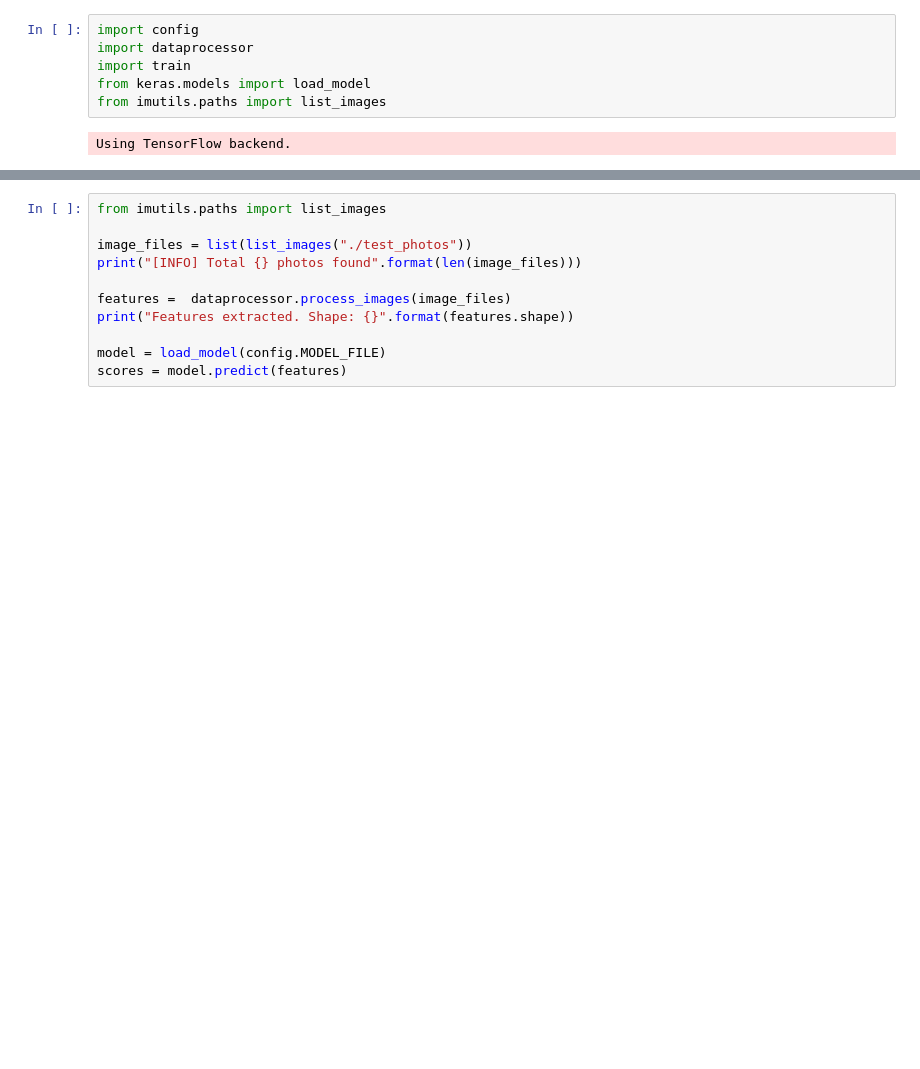
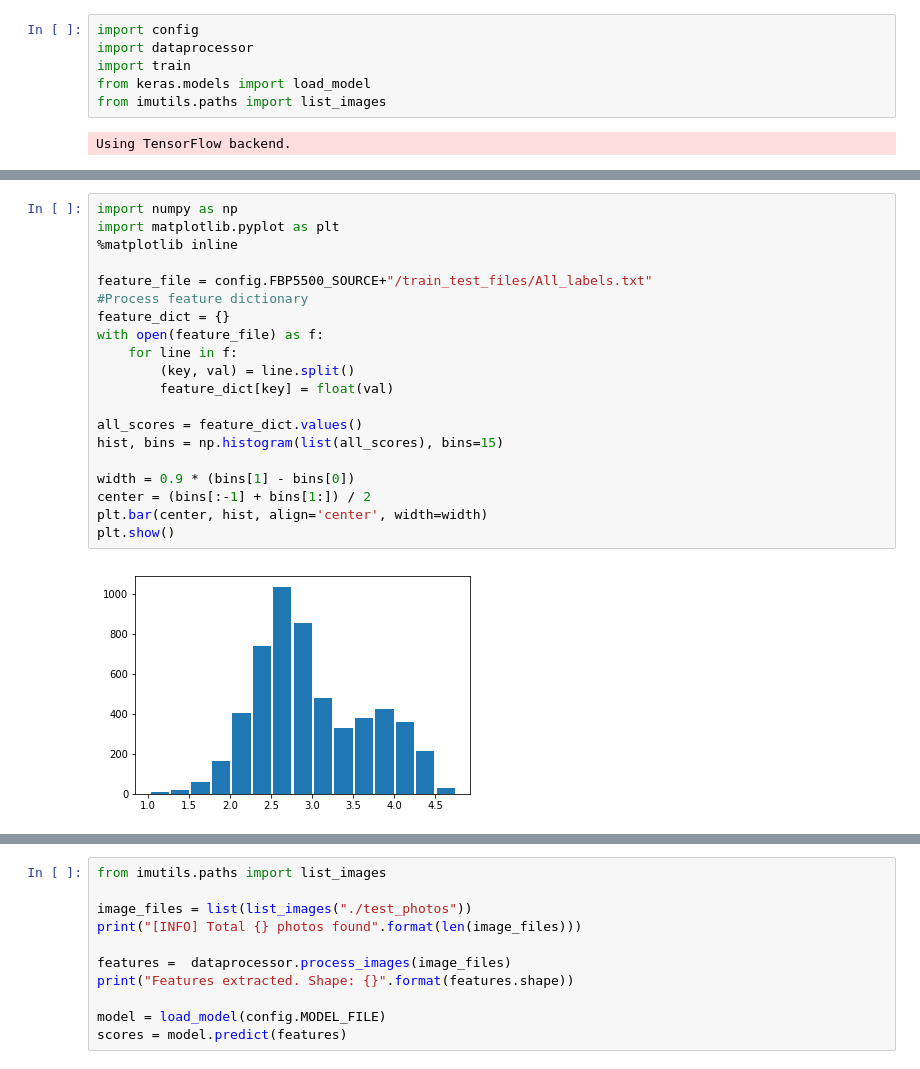
Before and after one commit to rkamran/MLE, a Jupyter notebook: smily_face/FaceTest.ipynb, the cells around one changed output, grey strips where cells are left out. Cells and saved outputs as stored; diff of their text form; blank space fills up the shorter version.

```diff
--- a/smily_face/FaceTest.ipynb
+++ b/smily_face/FaceTest.ipynb
@@ -8,0 +30,22 @@ Using TensorFlow backend.
+# %%
+import numpy as np
+import matplotlib.pyplot as plt
+%matplotlib inline
+
+feature_file = config.FBP5500_SOURCE+"/train_test_files/All_labels.txt"
+#Process feature dictionary
+feature_dict = {}
+with open(feature_file) as f:
+    for line in f:
+        (key, val) = line.split()
+        feature_dict[key] = float(val)
+
+all_scores = feature_dict.values()
+hist, bins = np.histogram(list(all_scores), bins=15)
+
+width = 0.9 * (bins[1] - bins[0])
+center = (bins[:-1] + bins[1:]) / 2
+plt.bar(center, hist, align='center', width=width)
+plt.show()
+# %% [output]
+[figure, added]
```
Also changed, not shown: parts of 14 cells of this notebook, 18 other files.
